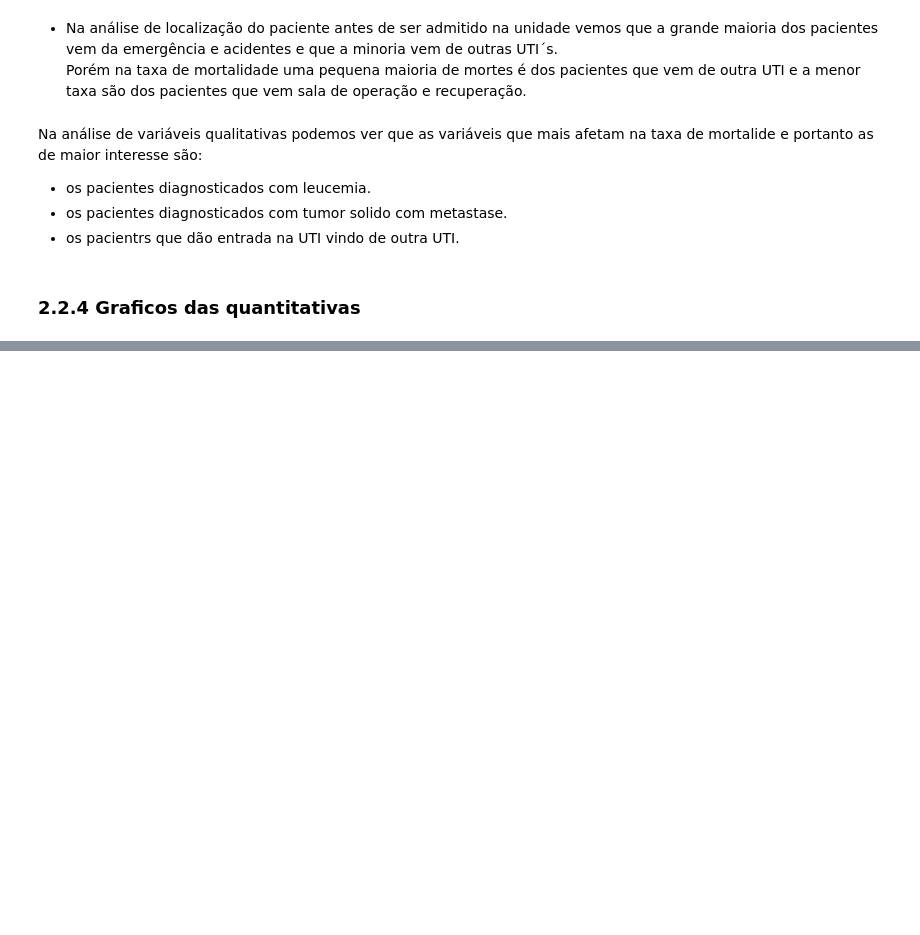
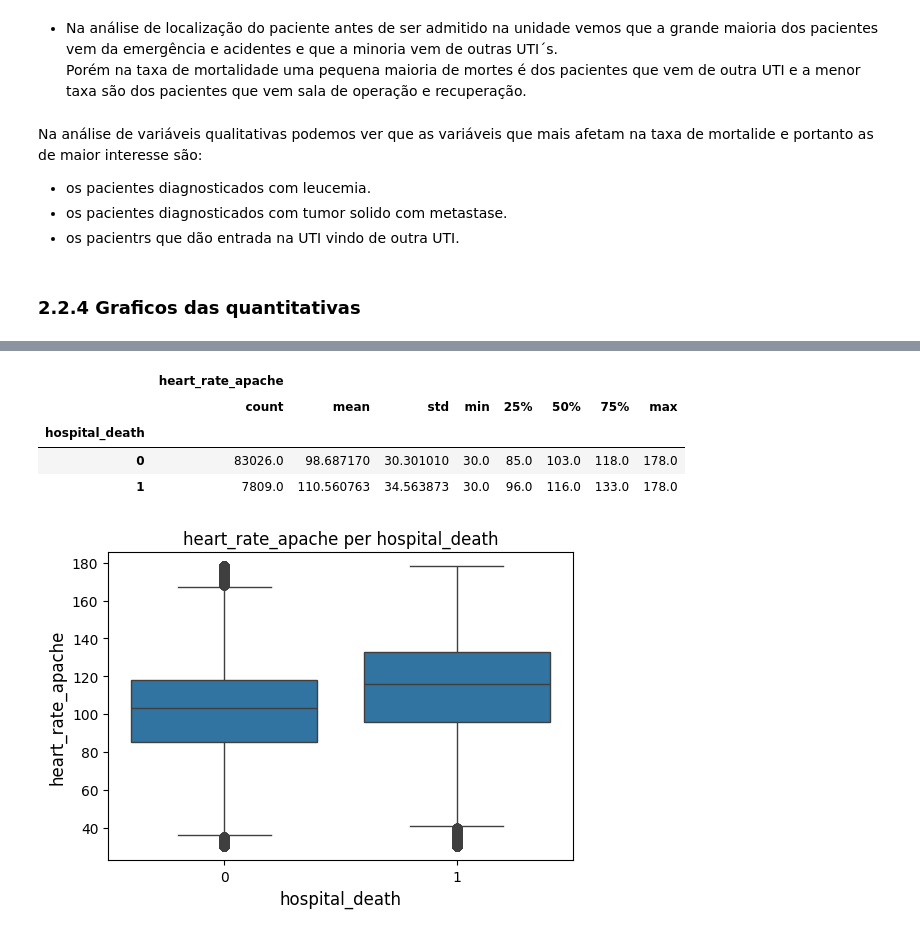
Before and after one commit to kaioreidela/Death_Prediction_in_ICU, a Jupyter notebook: estatistica_real.ipynb, the cells around one changed output, grey strips where cells are left out. Drawn from its saved outputs; the diff is of its cells as text; code cells hidden in the pictures; blank space fills up the shorter version.

```diff
--- a/estatistica_real.ipynb
+++ b/estatistica_real.ipynb
@@ -71,14 +74,16 @@ def grafico_qualitativa(var,dataframe, ax=None):
      plt.xlabel('Valores')
      plt.ylabel('Frequência')
      plt.title(f'Gráfico da Frequência:{var}')
-# %%
-def qualitativaXquantativa(varName1,varName2,dataframe):
-    title = varName1 + " per " + varName2
-    print("******** " + title + " ********")
-    display(dataframe[[varName1, varName2]].groupby(varName2).describe())
-    boxVarS = dataframe.boxplot(column=varName1,figsize=(10,6),vert=False, by=varName2);
-    boxVarS.set_ylabel(varName1,fontsize=12);
-    boxVarS.set_xlabel(varName2,fontsize=12);
+# %%
+def qualitativaXquantativa(varName1,varName2,dataframe,ax = None):
+    if ax is None:
+        _, ax = plt.subplots(figsize=(6, 4))
+    title = varName1 + " per " + varName2
+    ax.set_title(title, fontsize=12)
+    sn.boxplot(data=dataframe, x=varName2, y=varName1, ax=ax)
+    ax.set_ylabel(varName1, fontsize=12)
+    ax.set_xlabel(varName2, fontsize=12)
+    display(dataframe[[varName1, varName2]].groupby(varName2).describe())
 # %%
 def QualiQualiAssociation(varName1, varName2,dataframe, ax=None):
     SQ_tb = pd.crosstab(index = dataframe[varName1],columns = dataframe[varName2], normalize = "index")#, margins = True
@@ -229,0 +314,9 @@ histograma("apache_4a_icu_death_prob",dados)
+# %%
+qualitativaXquantativa("heart_rate_apache","hospital_death",dados,ax=None)
+# %% [output]
+|  | heart_rate_apache |  |  |  |  |  |  |  |
+|  | count | mean | std | min | 25% | 50% | 75% | max |
+| hospital_death |  |  |  |  |  |  |  |  |
+| 0 | 83026.0 | 98.687170 | 30.301010 | 30.0 | 85.0 | 103.0 | 118.0 | 178.0 |
+| 1 | 7809.0 | 110.560763 | 34.563873 | 30.0 | 96.0 | 116.0 | 133.0 | 178.0 |
+[figure, added]
```
Also changed, not shown: parts of 30 cells of this notebook.
